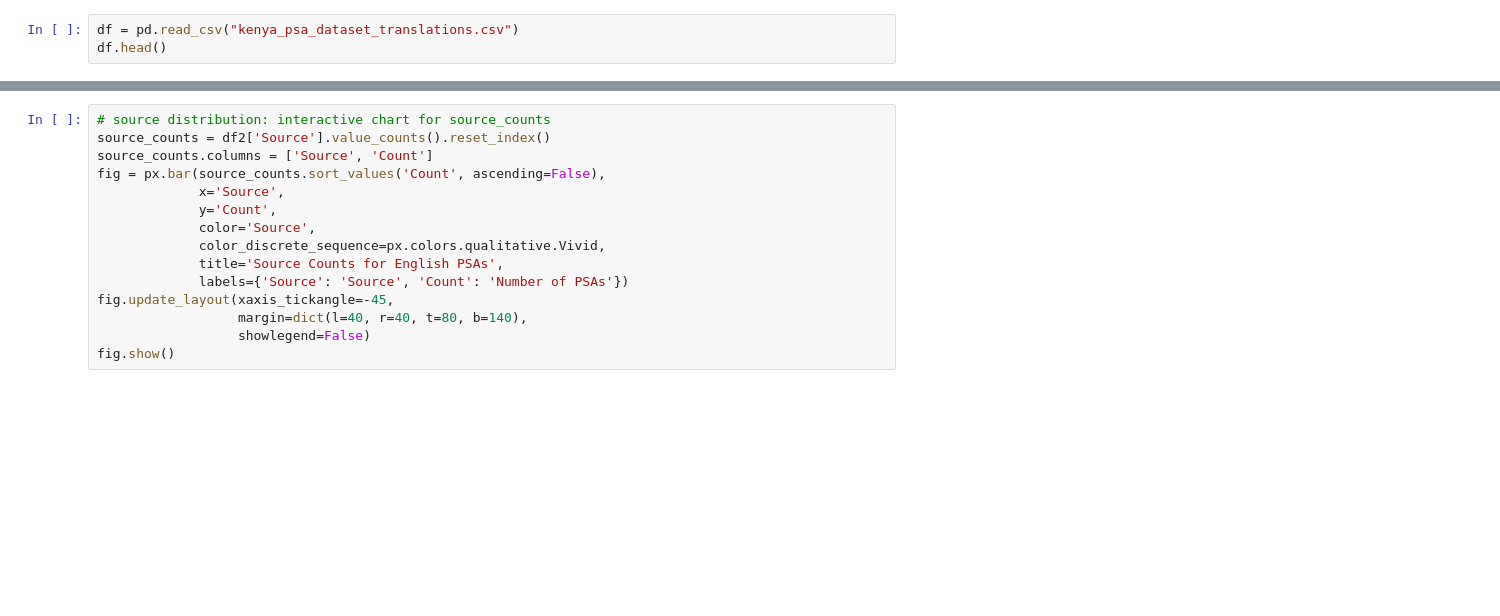
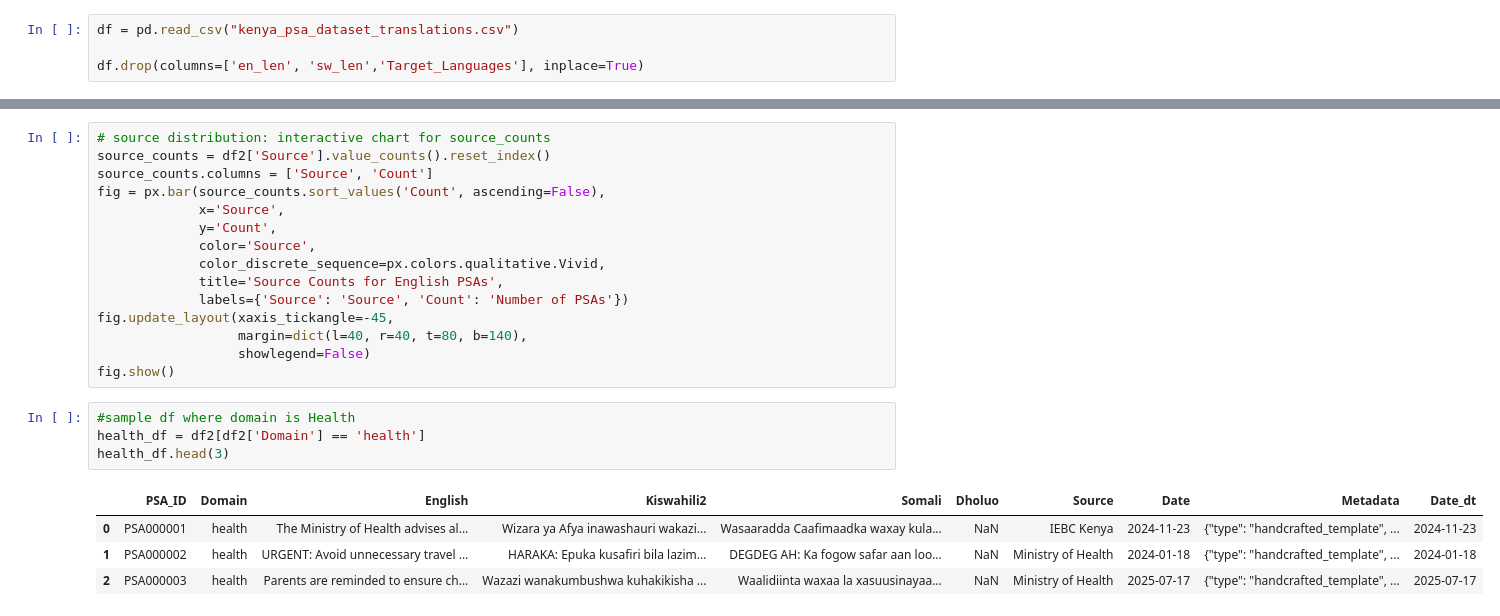
Before and after one commit to MarilynMaika/DSA4020_PSA_Project_G2, a Jupyter notebook: Datasets/EDA_dataset_woth_translations.ipynb, the cells around one changed output, grey strips where cells are left out. Saved outputs shown, nothing was run; the diff lists cells and outputs as text; blank space fills up the shorter version.

```diff
--- a/Datasets/EDA_dataset_woth_translations.ipynb
+++ b/Datasets/EDA_dataset_woth_translations.ipynb
@@ -4,4 +4,5 @@ import numpy as np
 import plotly.express as px
 # %%
 df = pd.read_csv("kenya_psa_dataset_translations.csv")
-df.head()
+
+df.drop(columns=['en_len', 'sw_len','Target_Languages'], inplace=True)
@@ -111,3 +102,12 @@ fig.update_layout(xaxis_tickangle=-45,
                   margin=dict(l=40, r=40, t=80, b=140),
                   showlegend=False)
 fig.show()
+# %%
+#sample df where domain is Health
+health_df = df2[df2['Domain'] == 'health']
+health_df.head(3)
+# %% [output]
+|  | PSA_ID | Domain | English | Kiswahili2 | Somali | Dholuo | Source | Date | Metadata | Date_dt |
+| 0 | PSA000001 | health | The Ministry of Health advises al... | Wizara ya Afya inawashauri wakazi... | Wasaaradda Caafimaadka waxay kula... | NaN | IEBC Kenya | 2024-11-23 | {"type": "handcrafted_template", ... | 2024-11-23 |
+| 1 | PSA000002 | health | URGENT: Avoid unnecessary travel ... | HARAKA: Epuka kusafiri bila lazim... | DEGDEG AH: Ka fogow safar aan loo... | NaN | Ministry of Health | 2024-01-18 | {"type": "handcrafted_template", ... | 2024-01-18 |
+| 2 | PSA000003 | health | Parents are reminded to ensure ch... | Wazazi wanakumbushwa kuhakikisha ... | Waalidiinta waxaa la xasuusinayaa... | NaN | Ministry of Health | 2025-07-17 | {"type": "handcrafted_template", ... | 2025-07-17 |
```
Also changed, not shown: parts of 10 cells of this notebook.
